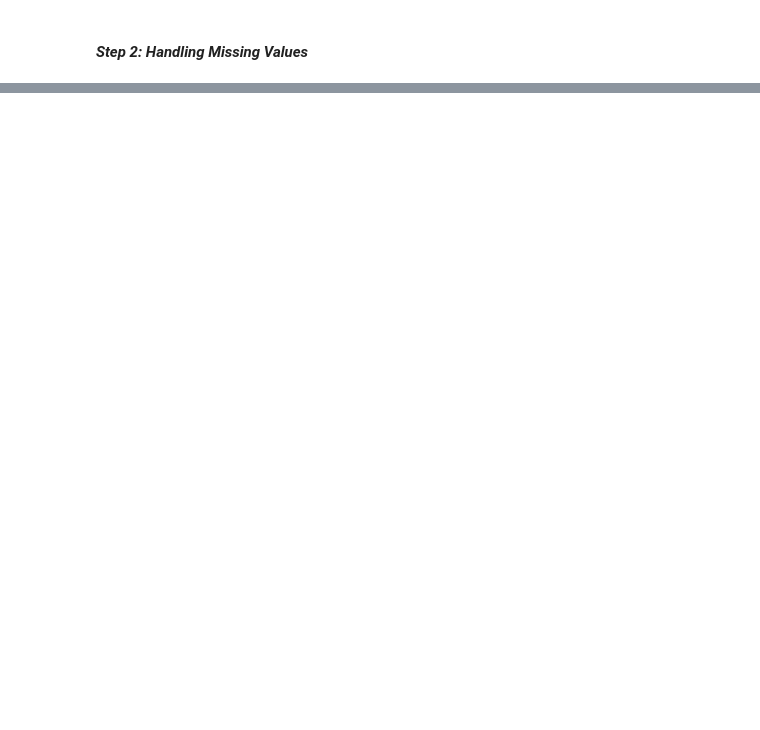
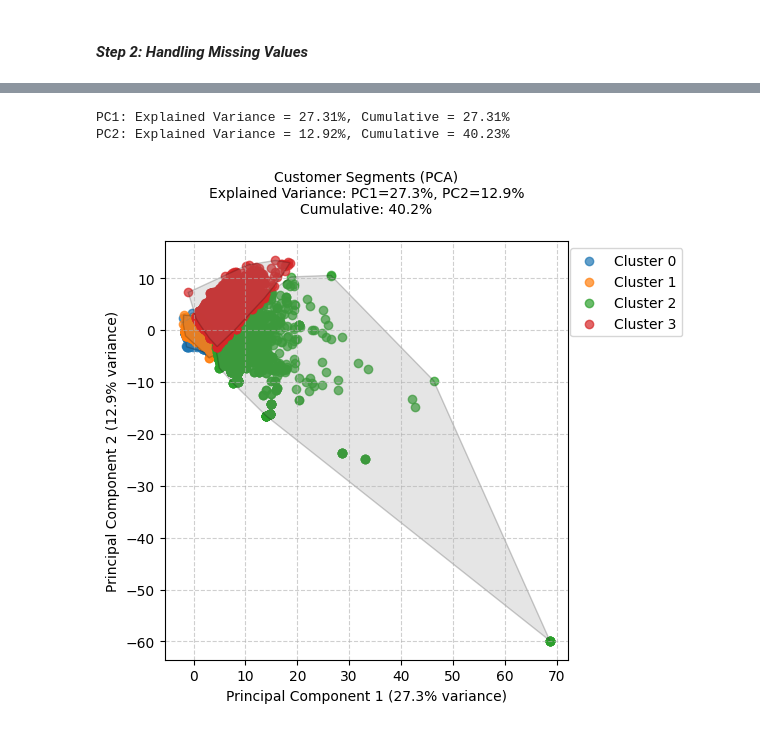
Before and after one commit to SnitTeshome/DSA2040A_DataMining_Group-8_Snit_552___Mohamed_006___Halima_315___Lesala_218, a Jupyter notebook: notebooks/3_data_mining.ipynb, the cells around one changed output, grey strips where cells are left out. Drawn from its saved outputs; the diff is of its cells as text; code cells hidden in the pictures; blank space fills up the shorter version.

```diff
--- a/notebooks/3_data_mining.ipynb
+++ b/notebooks/3_data_mining.ipynb
@@ -25,0 +207,4 @@ df_cluster = df_cluster.fillna(df_cluster.median(numeric_only=True))
+# %%
+final_k = 4
+kmeans = KMeans(n_clusters=final_k, random_state=42)
+df_cluster['cluster'] = kmeans.fit_predict(scaled_data)
@@ -25,0 +220,57 @@ df_cluster = df_cluster.fillna(df_cluster.median(numeric_only=True))
+# %%
+# Step 1: Reduce to 2D using PCA
+pca = PCA(n_components=2)
+pca_components_2d = pca.fit_transform(scaled_data)
+
+# Calculate variance explained
+variance = pca.explained_variance_ratio_
+cumulative_variance = variance.cumsum()
+# %%
+# variance output
+for i, (var, cum) in enumerate(zip(variance, cumulative_variance), start=1):
+    print(f"PC{i}: Explained Variance = {var:.2%}, Cumulative = {cum:.2%}")
+# %% [output]
+PC1: Explained Variance = 27.31%, Cumulative = 27.31%
+PC2: Explained Variance = 12.92%, Cumulative = 40.23%
+# %%
+
+
+# Step 2: Create figure
+plt.figure(figsize=(6, 6))
+
+# Step 3: Scatter and convex hulls for each cluster
+for cluster in np.unique(df_cluster['cluster']):
+    points = pca_components_2d[df_cluster['cluster'] == cluster]
+    plt.scatter(points[:, 0], points[:, 1], label=f"Cluster {cluster}", alpha=0.7)
+
+    if len(points) >= 3:  # At least 3 points for 2D convex hull
+        hull = ConvexHull(points)
+        hull_points = points[hull.vertices]
+        polygon = Polygon(hull_points, alpha=0.2, edgecolor='black', facecolor='gray')
+        plt.gca().add_patch(polygon)
+
+
+
+
+# Annotations and styling
+plt.title(
+    f'Customer Segments (PCA)\n'
+    f'Explained Variance: PC1={variance[0]:.1%}, PC2={variance[1]:.1%}\n'
+    f'Cumulative: {cumulative_variance[1]:.1%}',
+    fontsize=10,
+    pad=20
+)
+plt.xlabel(f'Principal Component 1 ({variance[0]:.1%} variance)')
+plt.ylabel(f'Principal Component 2 ({variance[1]:.1%} variance)')
+
+# Add grid and legend
+plt.grid(True, linestyle='--', alpha=0.6)
+plt.legend(loc='upper right', bbox_to_anchor=(1.3, 1))
+
+
+# Equal aspect ratio to preserve distances
+plt.gca().set_aspect('equal')
+
+plt.tight_layout()
+# %% [output]
+[figure, added]
```
Also changed, not shown: parts of 23 cells of this notebook, 5 other files.
